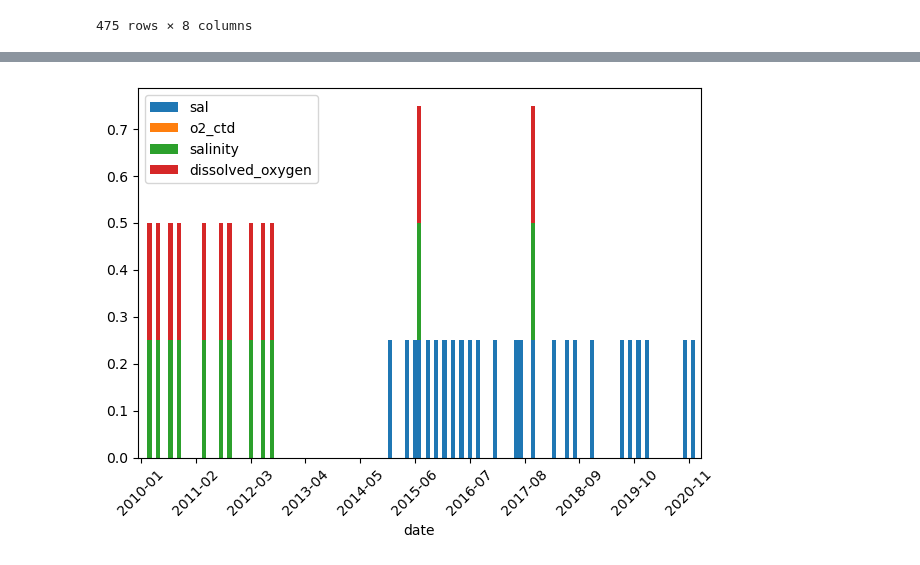
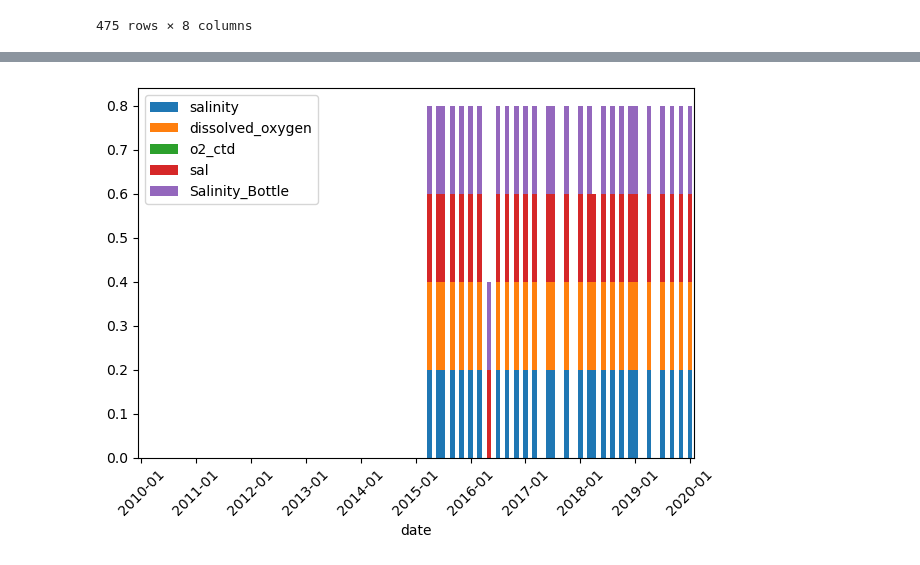
Before and after one commit to axiom-data-science/fresca-catalog, a Jupyter notebook: example.ipynb, the cells around one changed output, grey strips where cells are left out. Cells and saved outputs as stored; diff of their text form; code cells hidden in the pictures.

```diff
--- a/example.ipynb
+++ b/example.ipynb
@@ -184,6 +201,6 @@ plot_timeseries(filtered_catalog, stations=['4', '5', '5.5', '6', '6.5'], time_b
 # %%
-plot_timeseries(filtered_catalog, stations='6', time_bin='ME')
+plot_timeseries(filtered_catalog, stations='MR', time_bin='ME')
 # %% [output]
-[figure, old version]
+[figure, new version]
 # %%
 my_catalog.to_yaml_file('my_catalog.yaml')
```
Also changed, not shown: parts of 5 cells of this notebook, 1 other file.
